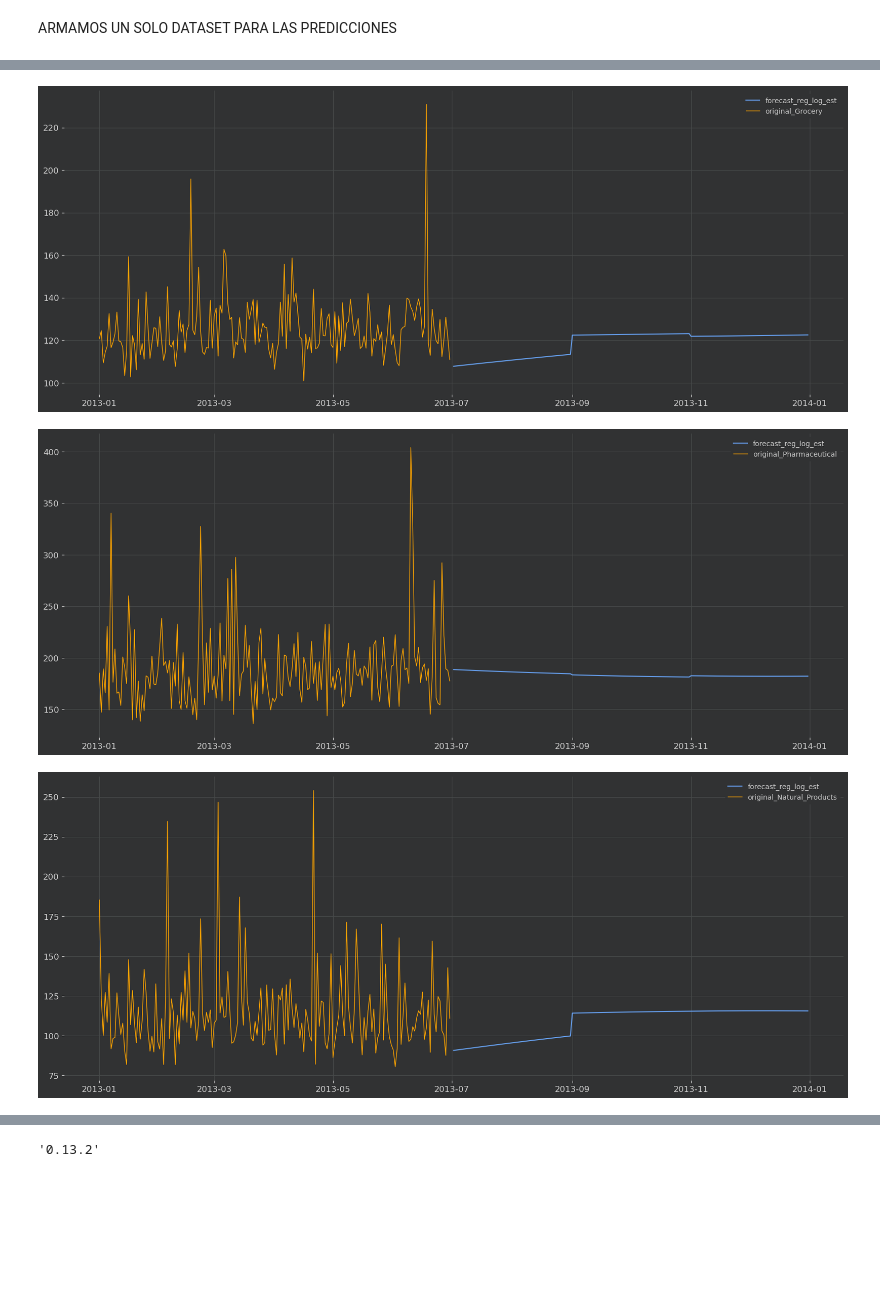
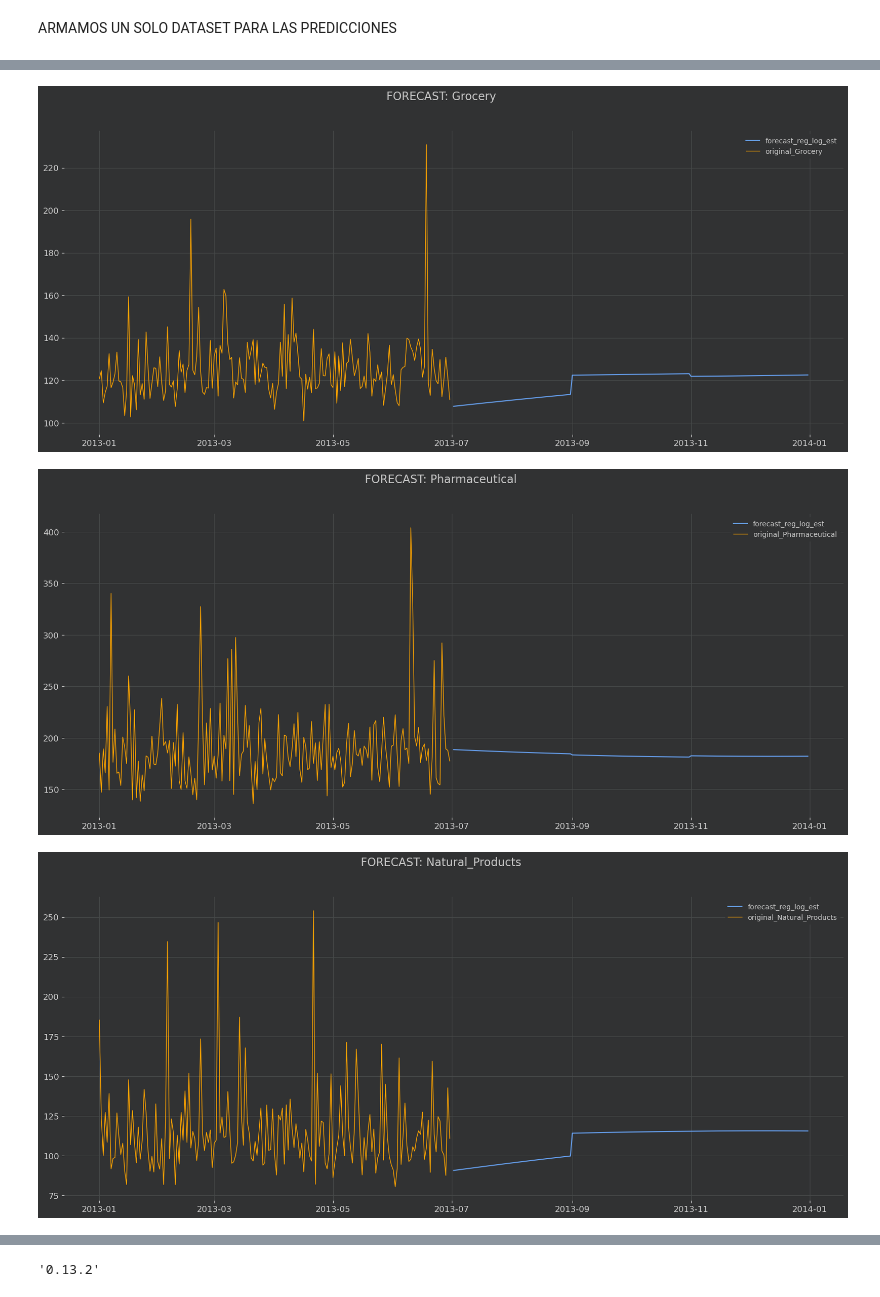
Before and after one commit to AgustinSt1990/tp_final, a Jupyter notebook: TP_FINAL_Machine_Learning_V2.ipynb, the cells around one changed output, grey strips where cells are left out. Cells and saved outputs as stored; diff of their text form; code cells hidden in the pictures; blank space fills up the shorter version.

```diff
--- a/TP_FINAL_Machine_Learning_V2.ipynb
+++ b/TP_FINAL_Machine_Learning_V2.ipynb
@@ -408,6 +422,7 @@ features = {}
 targets = {}
 Xs = {}
 XXs = {}
+xgboost_differentiation_study_dict = {}
 for i, key in enumerate(labels_category):
     logger.warning('{}) Funciona mejor sin downsampling, aunque el train test no resulta favorable. Tira problemas de TimeRunOut con downsampling, pero no en todas las categorias, así que para la aplicacion de xgboost que es necesario el downsampling veremos de extraer una muestra para ponerlo a prueba')
     vectores_downsampling[key] = vectores[key]#.resample('2d').sum()
@@ -431,7 +446,7 @@ for i, key in enumerate(labels_category):
     real_set.set_index(real_set_index, inplace=True)
     new_set = pd.concat([test_set, real_set])
 
-    # Armar el primer train_test_split
+    # Armar el primer train_test_split, y almacenamiento xgboost
     test_size = int(len (real_set) / k + len (real_set))
     X, y = train_test_split(new_set, test_size=test_size, shuffle=False)
     Xs[key] = pd.concat([X[key], y.loc[:last_test_index, key]])
@@ -484,6 +499,7 @@ for i, key in enumerate(labels_category):
 
         xgboost_preds[key+'_'+xgb_process+'_'+ str(xgb_values)+'_xgb'] = df_pred_xgb
         xgboost_preds[key+'_'+all_process+'_'+str(all_values)+'_all'] = merged_data
+    xgboost_differentiation_study_dict[key] = xgboost_preds
 # %% [output]
 >> Bucle Forecast + x2 Diferenciacion Estandar - Grocery
          XGBOOST WALK-FOREWARD
@@ -524,7 +566,7 @@ check = False
 if check:
     for i, key in enumerate(labels_category):
         for j in range(len(features[key])):
-            display (targets[key][j])
+            display (features[key][j])
 # %%
 nombre_modelos = reg.def_models()
 
@@ -619,13 +695,15 @@ for i, key in enumerate(list(predictions_deployed_models.keys())):
 # %%
 # visualize
 
 for i, key in enumerate(list(predictions_deployed_models.keys())):
     fig, ax = plt.subplots(figsize=(20,8), dpi=100)
-    ax.plot(predictions_deployed_models_merged[key], label='forecast_reg_log_est')
+    fig.suptitle('FORECAST: {}'.format(key), size=16)
+    ax.plot(predictions_deployed_models_merged[key], label='forecast_reg_log_est')# mostrar modelo que optimiza
+
     ax.plot(Xs[key], label='original_{}'.format(key), color='orange', linewidth=1)
 
     plt.legend(loc='best');
 # %% [output]
-[figure, old version]
+[figure, new version]
-[figure, old version]
+[figure, new version]
-[figure, old version]
+[figure, new version]
```
Also changed, not shown: parts of 6 cells of this notebook.
